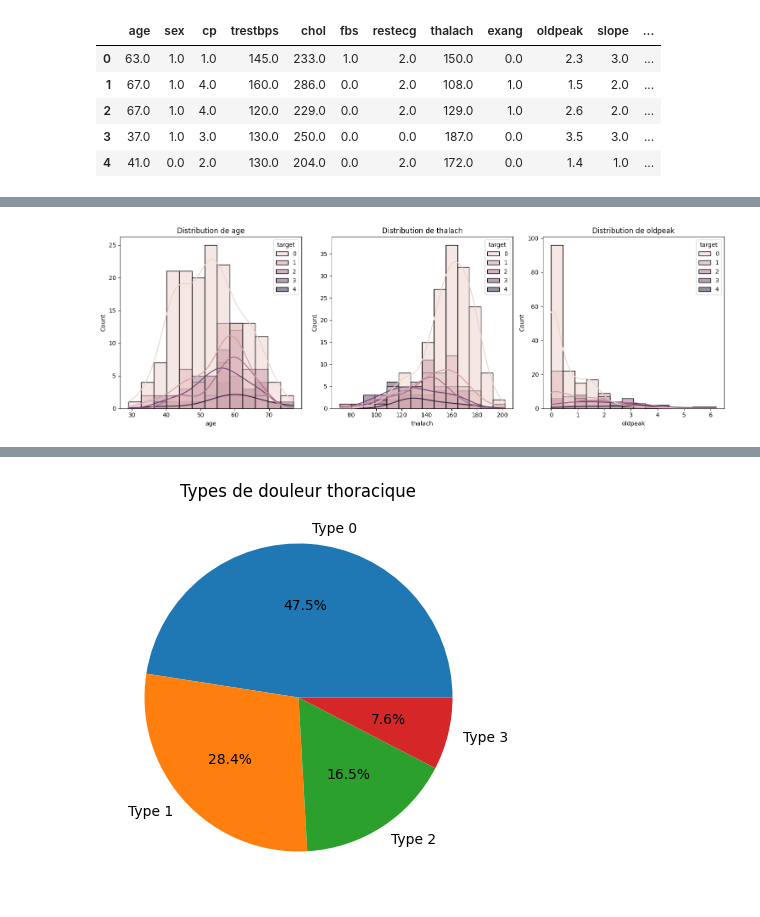
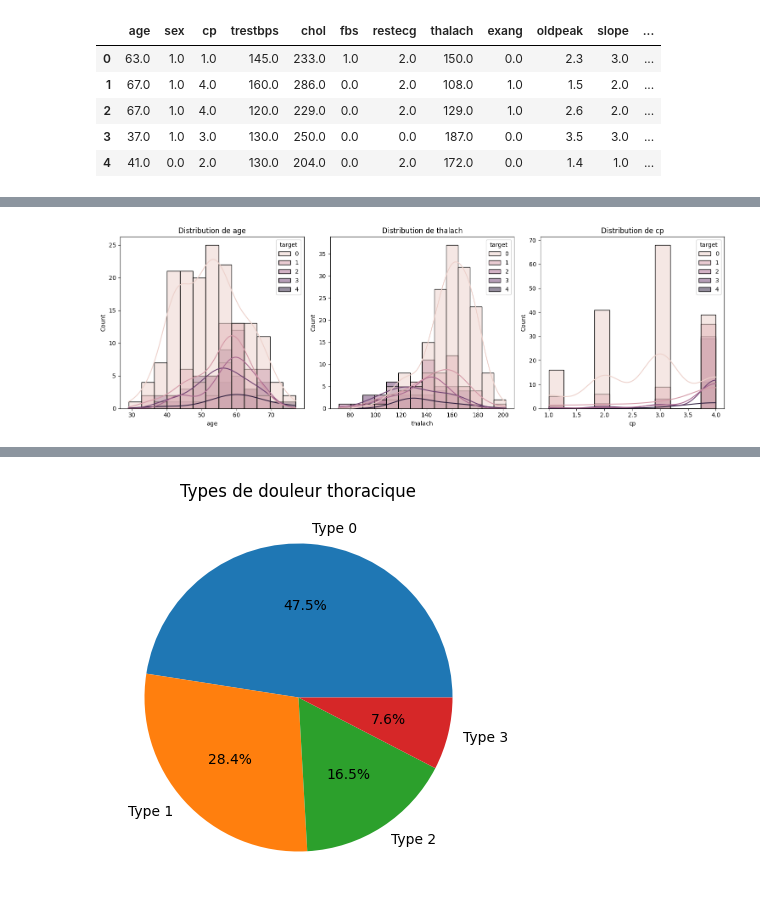
Before and after one commit to Tarikokc/Projet-K-Nearest-Neighbors--KNN-, a Jupyter notebook: notebook/EDA.ipynb, the cells around one changed output, grey strips where cells are left out. Cells and saved outputs as stored; diff of their text form; code cells hidden in the pictures.

```diff
--- a/notebook/EDA.ipynb
+++ b/notebook/EDA.ipynb
@@ -35,12 +79,12 @@ df = df.fillna(df.mean())
 # %%
 # 1. Distribution des features importantes
 plt.figure(figsize=(15, 5))
-features = ['age', 'thalach', 'oldpeak']
+features = ['age', 'thalach', 'cp']
 for i, feature in enumerate(features):
    plt.subplot(1, 3, i+1)
    sns.histplot(data=df, x=feature, hue='target', kde=True)
    plt.title(f'Distribution de {feature}')
 plt.tight_layout()
 plt.show()
 # %% [output]
-[figure, old version]
+[figure, new version]
```
Also changed, not shown: parts of 8 cells of this notebook, 1 other file.
